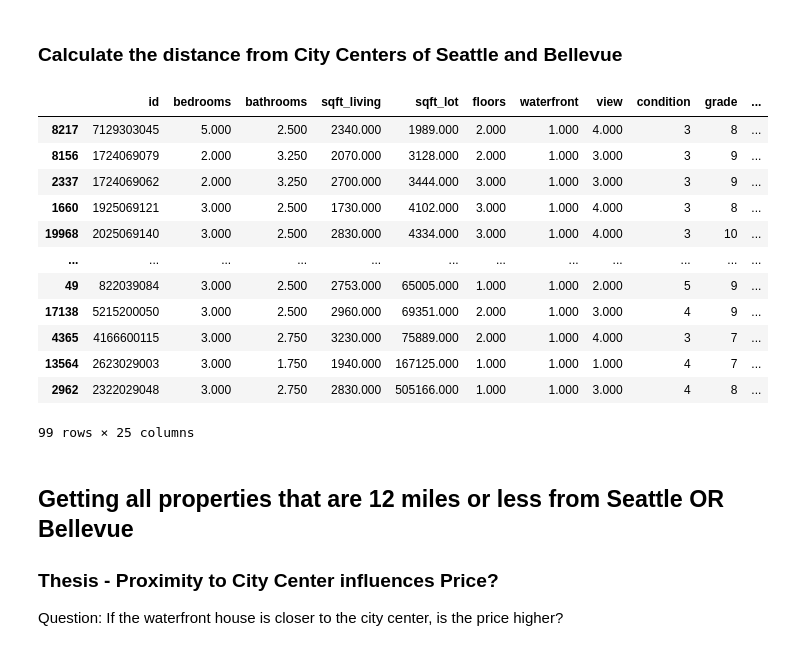
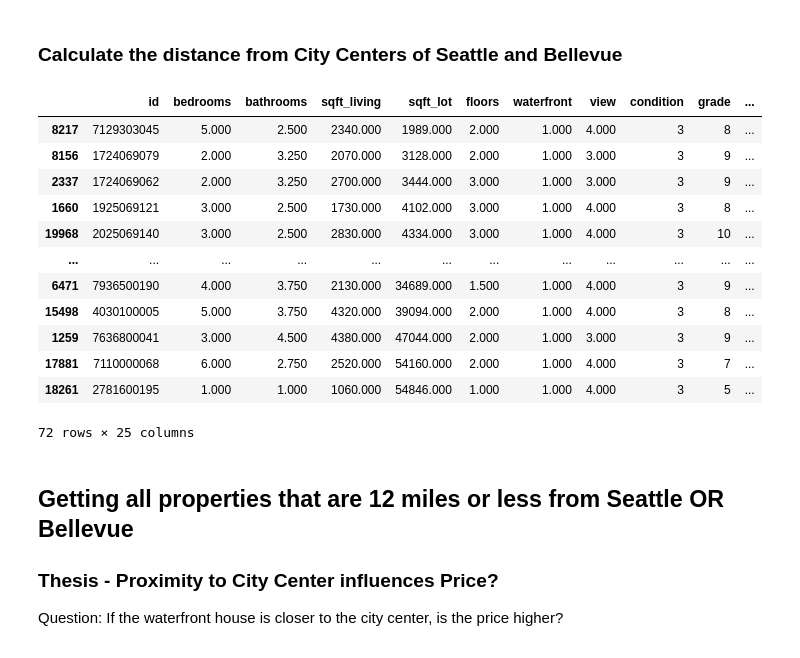
Before and after one commit to kayoken/eda-real-estate, a Jupyter notebook: EDA.ipynb, the cells around one changed output. Cells and saved outputs as stored; diff of their text form; code cells hidden in the pictures.

```diff
--- a/EDA.ipynb
+++ b/EDA.ipynb
@@ -147,8 +147,8 @@ df_waterfront['distance_bellevue_center'] = [haversine((row.lat, row.long), CONS
 # data is clean
 # df_on_waterfront['waterfront'].describe()
 # %%
-seattle_radius = 20
-bellevue_radius = 20
+seattle_radius = 12
+bellevue_radius = 12
 df_city_distance = df_waterfront[(df_waterfront['distance_seattle_center'] < seattle_radius) | (df_waterfront['distance_bellevue_center'] < bellevue_radius)]
 # distance_seattle = df_city_distance[['distance_seattle_center']]
 # distance_bellevue = df_city_distance['distance_bellevue_center']
@@ -169,39 +169,39 @@ fig = px.scatter_mapbox(df_city_distance,
                         lon=lons,
                         hover_data=["price"],
                         size='price',
                         color='price',
                         color_continuous_scale=px.colors.carto.Agsunset_r,
                         zoom=9.5,
                         title=title
                         )
 
 fig.update_geos(fitbounds="locations")
 fig.update_layout(height=700, width=700)
 fig.update_layout(mapbox_style="open-street-map")
 fig.update_layout(margin={"r":50,"t":50,"l":50,"b":50})
 
 fig.update_layout(
     coloraxis_colorbar=dict(title='Price($)')
 )
 fig.update_layout(title="Waterfront Properties in King County within a 12 mile radius of Bellevue")
 
 fig.show()
 
 df_city_distance[(df_waterfront['price'] < 2_000_000)].sort_values('price').sort_values('sqft_lot')
 # %% [output]
 |  | id | bedrooms | bathrooms | sqft_living | sqft_lot | floors | waterfront | view | condition | grade | ... |
 | 8217 | 7129303045 | 5.000 | 2.500 | 2340.000 | 1989.000 | 2.000 | 1.000 | 4.000 | 3 | 8 | ... |
 | 8156 | 1724069079 | 2.000 | 3.250 | 2070.000 | 3128.000 | 2.000 | 1.000 | 3.000 | 3 | 9 | ... |
 | 2337 | 1724069062 | 2.000 | 3.250 | 2700.000 | 3444.000 | 3.000 | 1.000 | 3.000 | 3 | 9 | ... |
 | 1660 | 1925069121 | 3.000 | 2.500 | 1730.000 | 4102.000 | 3.000 | 1.000 | 4.000 | 3 | 8 | ... |
 | 19968 | 2025069140 | 3.000 | 2.500 | 2830.000 | 4334.000 | 3.000 | 1.000 | 4.000 | 3 | 10 | ... |
 | ... | ... | ... | ... | ... | ... | ... | ... | ... | ... | ... | ... |
-| 49 | 822039084 | 3.000 | 2.500 | 2753.000 | 65005.000 | 1.000 | 1.000 | 2.000 | 5 | 9 | ... |
-| 17138 | 5215200050 | 3.000 | 2.500 | 2960.000 | 69351.000 | 2.000 | 1.000 | 3.000 | 4 | 9 | ... |
-| 4365 | 4166600115 | 3.000 | 2.750 | 3230.000 | 75889.000 | 2.000 | 1.000 | 4.000 | 3 | 7 | ... |
-| 13564 | 2623029003 | 3.000 | 1.750 | 1940.000 | 167125.000 | 1.000 | 1.000 | 1.000 | 4 | 7 | ... |
-| 2962 | 2322029048 | 3.000 | 2.750 | 2830.000 | 505166.000 | 1.000 | 1.000 | 3.000 | 4 | 8 | ... |
+| 6471 | 7936500190 | 4.000 | 3.750 | 2130.000 | 34689.000 | 1.500 | 1.000 | 4.000 | 3 | 9 | ... |
+| 15498 | 4030100005 | 5.000 | 3.750 | 4320.000 | 39094.000 | 2.000 | 1.000 | 4.000 | 3 | 8 | ... |
+| 1259 | 7636800041 | 3.000 | 4.500 | 4380.000 | 47044.000 | 2.000 | 1.000 | 3.000 | 3 | 9 | ... |
+| 17881 | 7110000068 | 6.000 | 2.750 | 2520.000 | 54160.000 | 2.000 | 1.000 | 4.000 | 3 | 7 | ... |
+| 18261 | 2781600195 | 1.000 | 1.000 | 1060.000 | 54846.000 | 1.000 | 1.000 | 4.000 | 3 | 5 | ... |
-99 rows × 25 columns
+72 rows × 25 columns
 # %% [markdown]
 ## Getting all properties that are 12 miles or less from Seattle OR Bellevue
 
```
Also changed, not shown: 1 other file.
